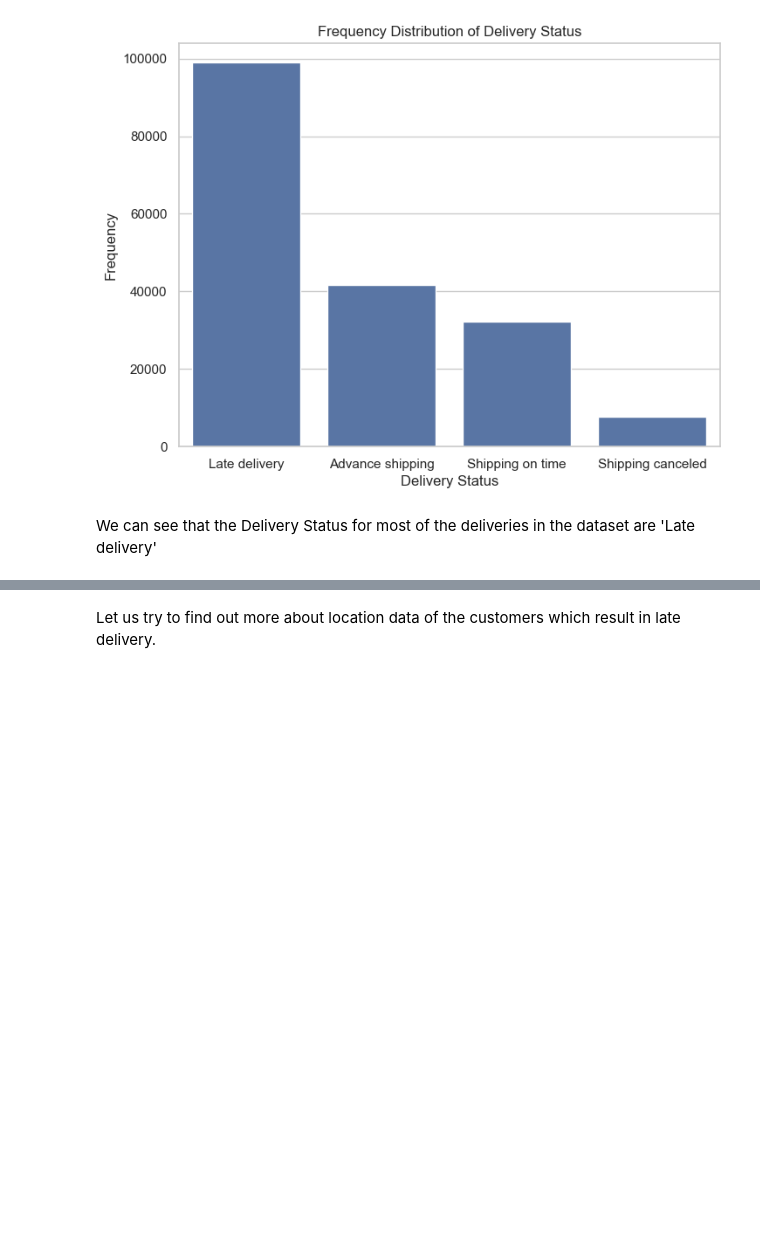
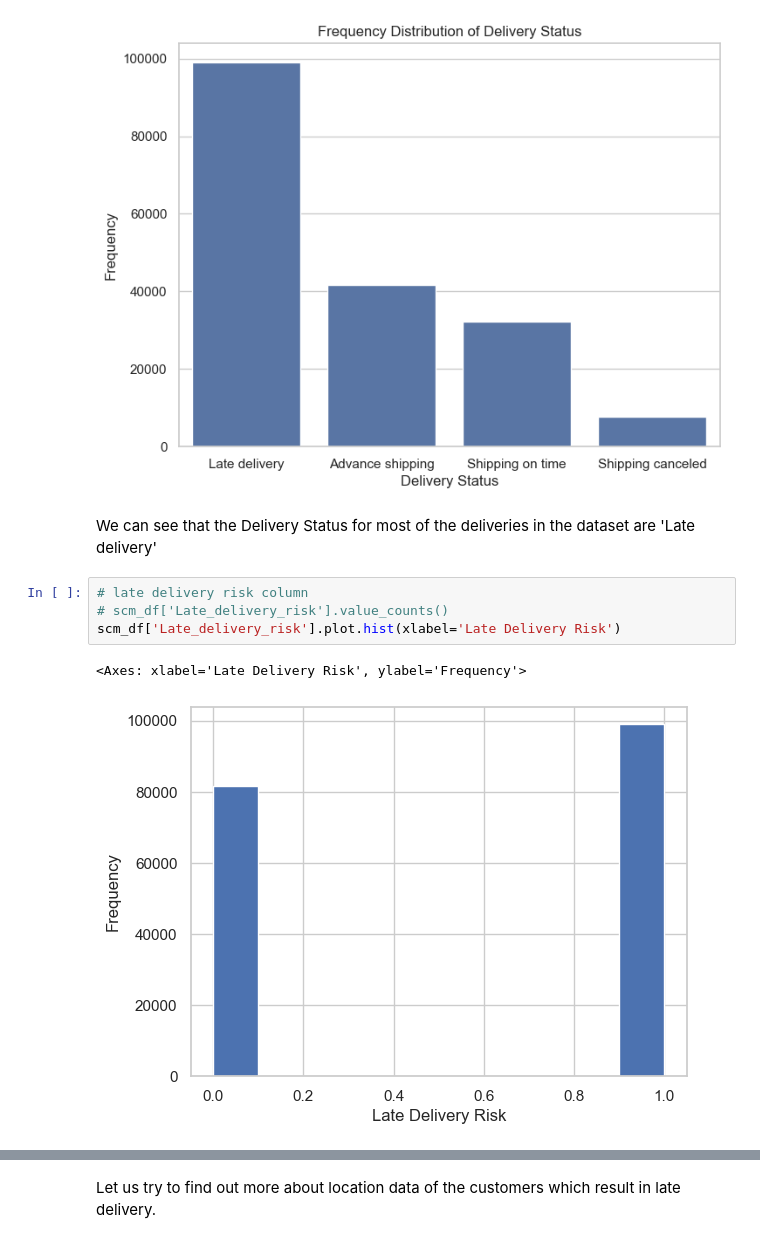
Before and after one commit to rkaushick-neu/info6105-data_science, a Jupyter notebook: MidTermProject/RishLK_MidTermProject.ipynb, the cells around one changed output, grey strips where cells are left out. Cells and saved outputs as stored; diff of their text form; blank space fills up the shorter version.

Commit message:
Did more EDA based on Late delivery risk. Started prepping data for model.

```diff
--- a/MidTermProject/RishLK_MidTermProject.ipynb
+++ b/MidTermProject/RishLK_MidTermProject.ipynb
@@ -193,3 +195,10 @@ Text(0.5, 1.0, 'Frequency Distribution of Delivery Status')
 [figure]
 # %% [markdown]
 We can see that the Delivery Status for most of the deliveries in the dataset are 'Late delivery'
+# %%
+# late delivery risk column
+# scm_df['Late_delivery_risk'].value_counts()
+scm_df['Late_delivery_risk'].plot.hist(xlabel='Late Delivery Risk')
+# %% [output]
+<Axes: xlabel='Late Delivery Risk', ylabel='Frequency'>
+[figure, added]
```
Also changed, not shown: parts of 19 cells of this notebook.
